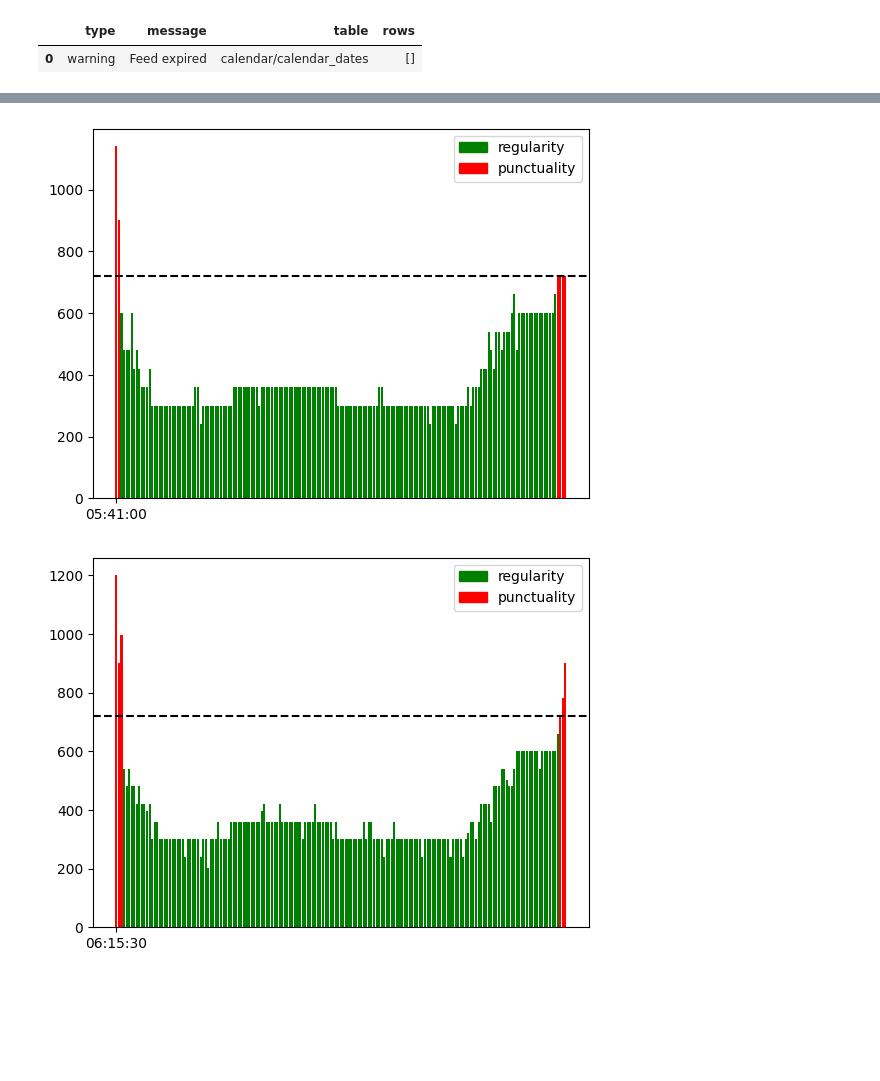
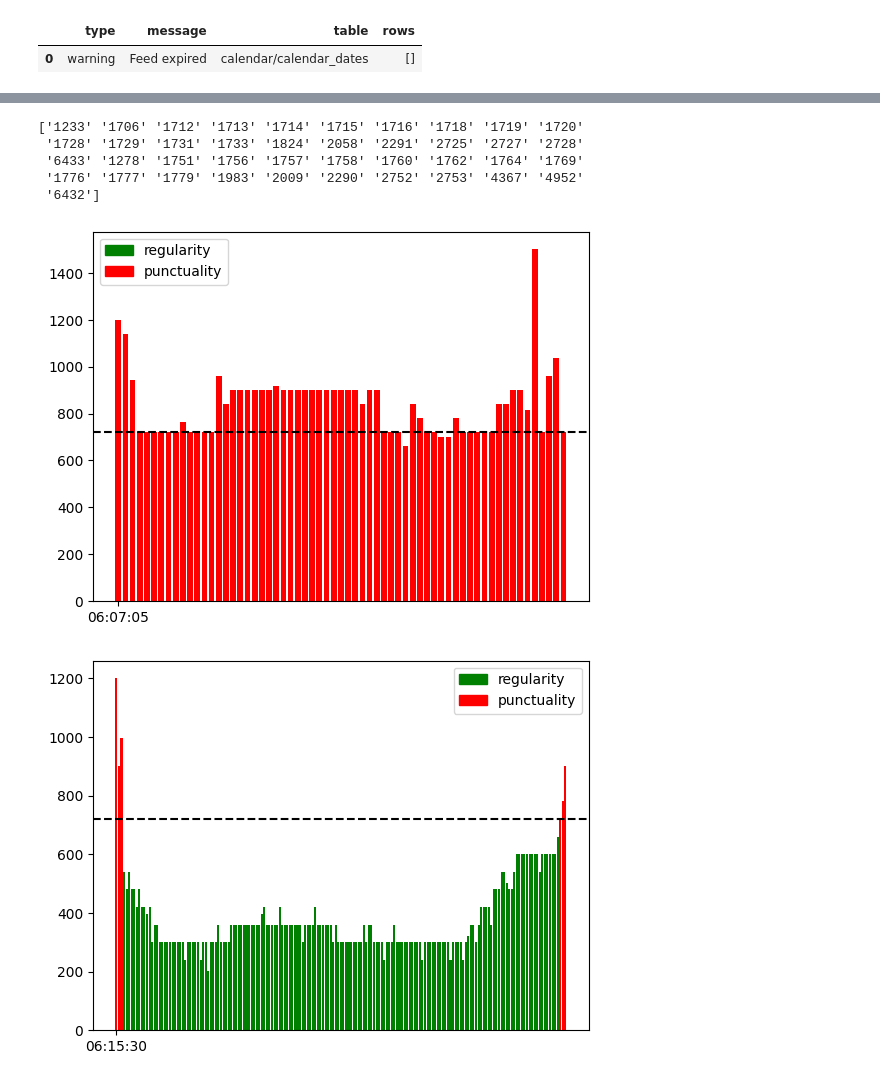
Before and after one commit to Lorenc1o/DataMining_HackMyRide, a Jupyter notebook: schedule/schedules.ipynb, the cells around one changed output, grey strips where cells are left out. Saved outputs shown, nothing was run; the diff lists cells and outputs as text; code cells hidden in the pictures; blank space fills up the shorter version.

```diff
--- a/schedule/schedules.ipynb
+++ b/schedule/schedules.ipynb
@@ -114,7 +180,8 @@ FileNotFoundError: [Errno 2] No such file or directory: './schedules_day/schedul
 # %%
-tt = process_line(feed3s, '65', ['20210906'])
+# Let's try to visualize the headways for a line
+tt = process_line(feed3s, '34', ['20210906'])
 print(tt)
 # get some stop_id from the timetable
-stop_id = tt.stop_id.unique()[0]
-show_headways(stop_id, tt, direction_id=1)
+stop_id = tt.stop_id.unique()
+#show_headways(stop_id, tt, direction_id=1)
 # %% [output]
@@ -164,7 +205,13 @@ See the caveats in the documentation: https://pandas.pydata.org/pandas-docs/stab
 # %%
-show_headways('2596', tt, direction_id=1) # 2296, 6444
+print(stop_id)
+show_headways('2753', tt, direction_id=1) # 2296, 6444
 # %% [output]
+['1233' '1706' '1712' '1713' '1714' '1715' '1716' '1718' '1719' '1720'
+ '1728' '1729' '1731' '1733' '1824' '2058' '2291' '2725' '2727' '2728'
+ '6433' '1278' '1751' '1756' '1757' '1758' '1760' '1762' '1764' '1769'
+ '1776' '1777' '1779' '1983' '2009' '2290' '2752' '2753' '4367' '4952'
+ '6432']
-[figure, old version]
+[figure, new version]
 # %%
 show_headways('1597', tt, direction_id=0)
 # %% [output]
```
Also changed, not shown: parts of 17 cells of this notebook, 8 other files.
